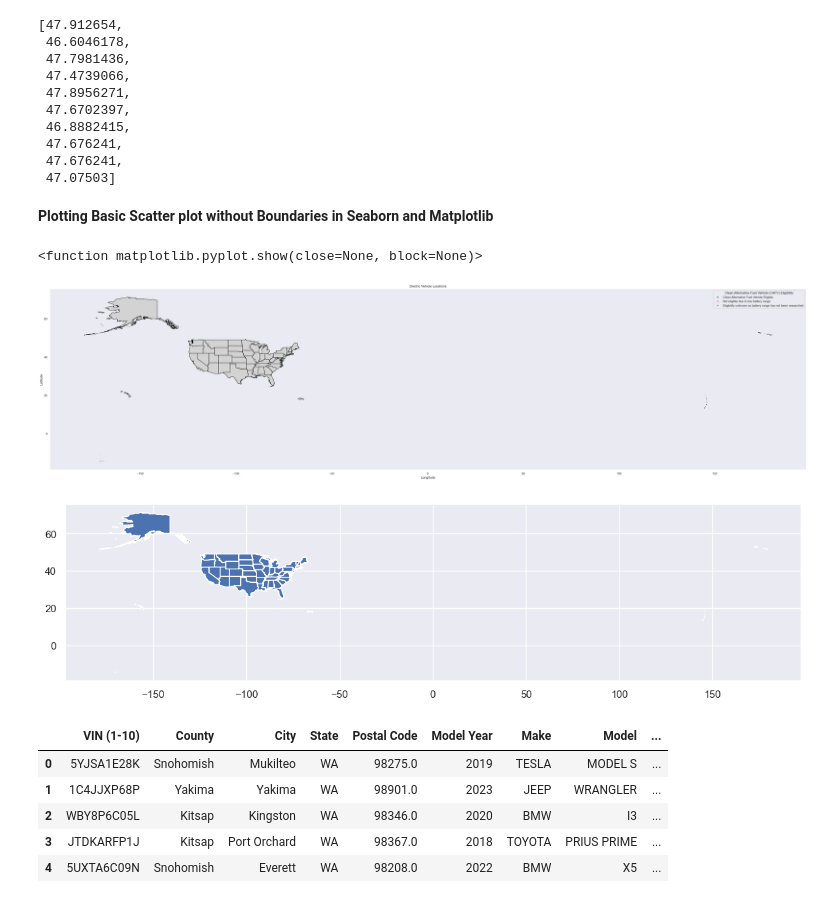
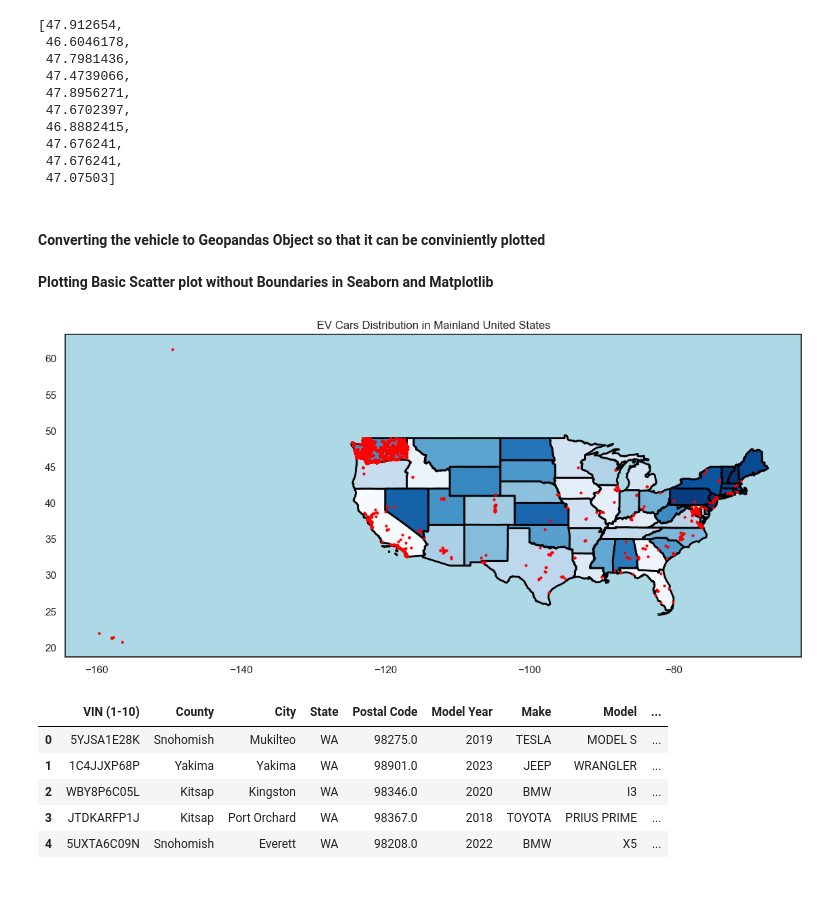
Before and after one commit to SianRods/Data-Science-ML, a Jupyter notebook: Practice Projects/DA-Electric_Vehicle.ipynb, the cells around one changed output. Saved outputs shown, nothing was run; the diff lists cells and outputs as text; code cells hidden in the pictures.

```diff
--- a/Practice Projects/DA-Electric_Vehicle.ipynb
+++ b/Practice Projects/DA-Electric_Vehicle.ipynb
@@ -22,7 +18,7 @@ vehicle_df=pd.read_csv('Electric_Vehicle_Population_Data.csv')
 # %% [markdown]
 #### Creating a gpd also we don't have to extract the wkt_point formats as we need the data to be the vectorized format
 # %%
-states_map = gpd.read_file('cb_2018_us_state_5m.shp')
+states_map = gpd.read_file('usa-states-census-2014.shp')
 # %% [markdown]
 ### Step 1 is understanding all the data , Finding Missing Values and drawing inferences
 # %%
@@ -367,16 +365,16 @@ It Becomes Important to notice that all the vehicle with zero range have not act
 # %%
 # POINT (-122.206146 47.839957)
 # POINT (x,y) --> (long,latitude) point pairs
-longitutes =[]
+longitudes =[]
 latitudes =[]
 
 location=vehicle_df['Vehicle Location'].to_list()
 for wkt_point in location:
 	if isinstance(wkt_point, str):
 		point = wkt.loads(wkt_point)
-		longitutes.append(point.x)
+		longitudes.append(point.x)
 		latitudes.append(point.y)
 	else:
-		longitutes.append(None)
+		longitudes.append(None)
 		latitudes.append(None)
 # %%
@@ -405,26 +403,24 @@ latitudes[:10]
  47.676241,
  47.676241,
  47.07503]
+# %% [markdown]
+#### Converting the vehicle to Geopandas Object so that it can be conviniently plotted
+# %%
+# We can use directly the WKT format or we can even pass the seperated longitude and latitude data
+#  as we have already created seprate columns lets add those
+gdf=gpd.GeoDataFrame(geometry=gpd.points_from_xy(longitudes,latitudes))
 # %% [markdown]
 **Plotting Basic Scatter plot without Boundaries in Seaborn and Matplotlib**
-# %%
-plt.figure(figsize=(50,50))
-sns.scatterplot(x=longitutes, y=latitudes, alpha=0.9,hue=vehicle_df['Clean Alternative Fuel Vehicle (CAFV) Eligibility'])
-plt.title("Electric Vehicle Locations")
-plt.xlabel("Longitude")
-plt.ylabel("Latitude")
-plt.grid(False)
-usa_map.plot(ax=plt.gca(), color='lightgray', edgecolor='black', alpha=1)
-plt.show
-# %% [output]
-<function matplotlib.pyplot.show(close=None, block=None)>
-[figure, removed]
-# %%
-fig,ax =plt.subplots(figsize=(14,8))
-states_map.plot(ax=ax)
-plt.show()
-# %% [output]
-[figure, removed]
+# %%
+sns.set_style('white')
+fig,ax =plt.subplots(figsize=(14,10))
+plt.title("EV Cars Distribution in Mainland United States")
+states_map.plot(ax=ax,edgecolor='black',linewidth=2,cmap='Blues')
+gdf.plot(ax=ax,color='red',markersize=4)  # Marker attribute for type and markersize
+ax.set_facecolor('lightblue')
+plt.show()
+# %% [output]
+[figure, added]
 # %%
 vehicle_df.head()
 # %% [output]
```
Also changed, not shown: parts of 4 cells of this notebook, 2 other files.
